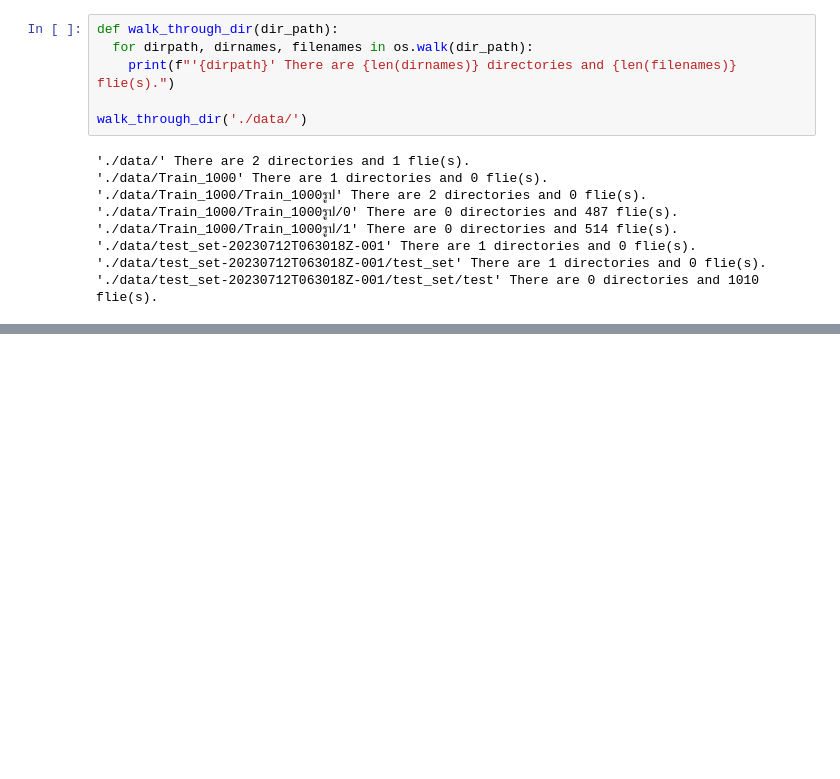
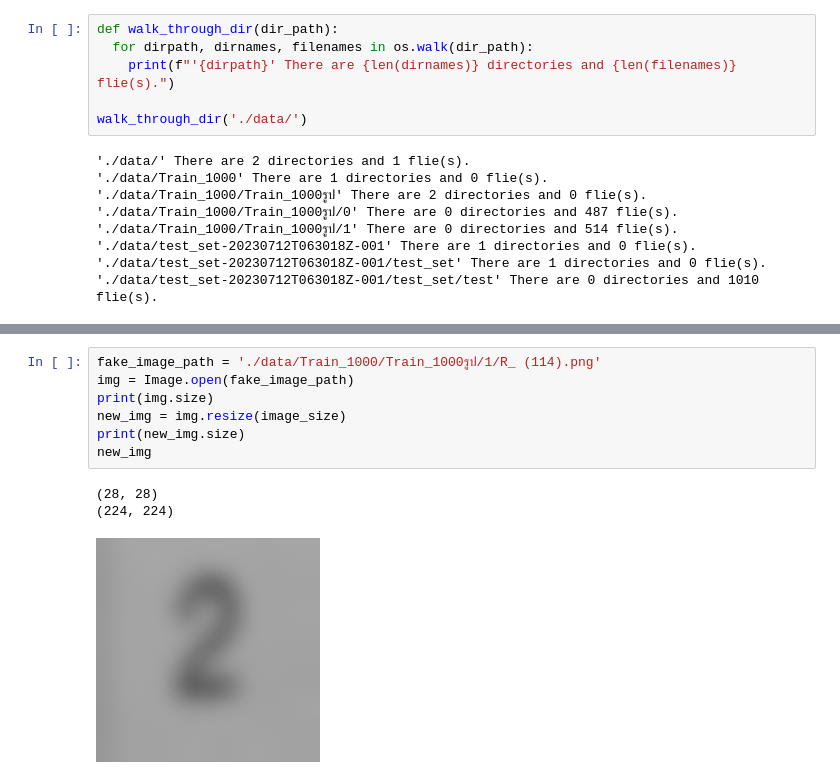
Before and after one commit to RooTBeaM/realfake_numbers, a Jupyter notebook: preprocess.ipynb, the cells around one changed output, grey strips where cells are left out. Drawn from its saved outputs; the diff is of its cells as text; blank space fills up the shorter version.

```diff
--- a/preprocess.ipynb
+++ b/preprocess.ipynb
@@ -44,0 +84,11 @@ walk_through_dir('./data/')
+# %%
+fake_image_path = './data/Train_1000/Train_1000รูป/1/R_ (114).png'
+img = Image.open(fake_image_path)
+print(img.size)
+new_img = img.resize(image_size)
+print(new_img.size)
+new_img
+# %% [output]
+(28, 28)
+(224, 224)
+[figure, added]
```
Also changed, not shown: parts of 8 cells of this notebook, 4 other files.
